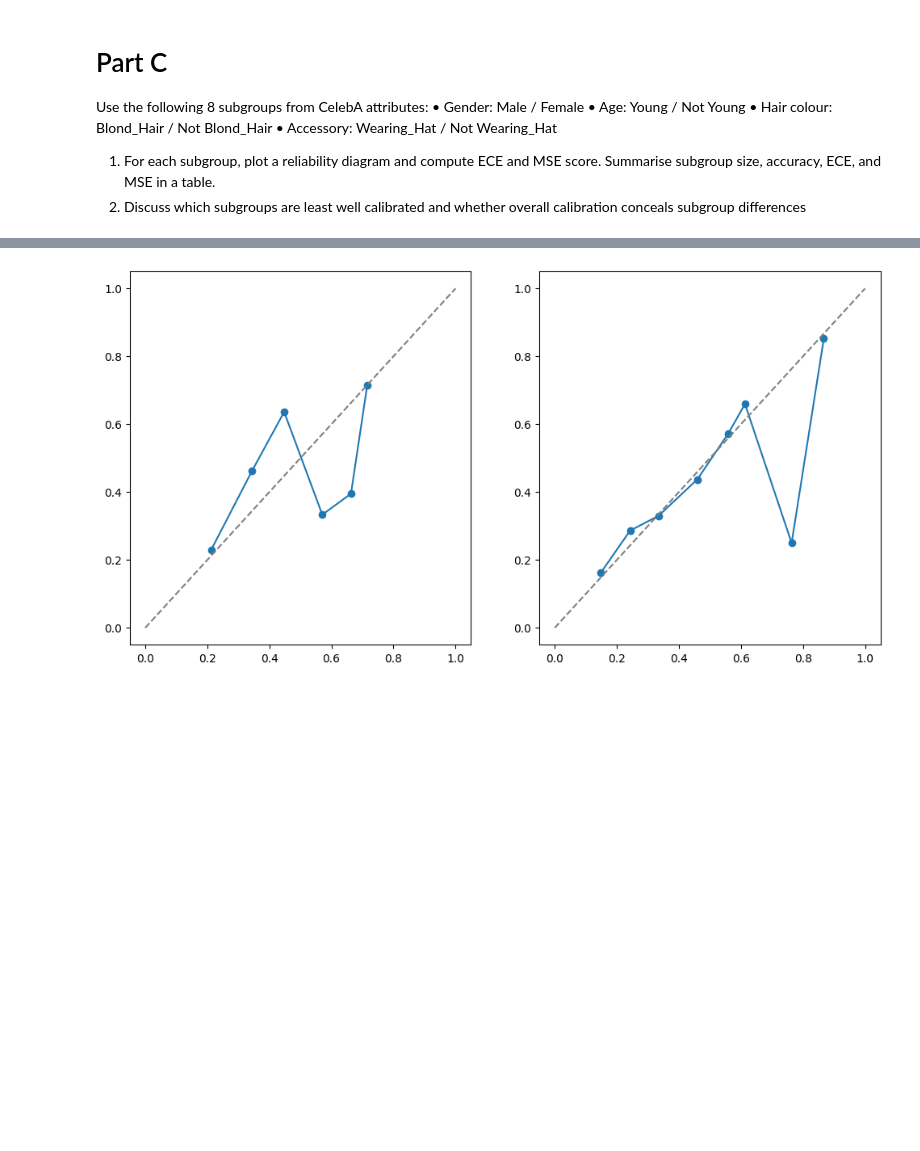
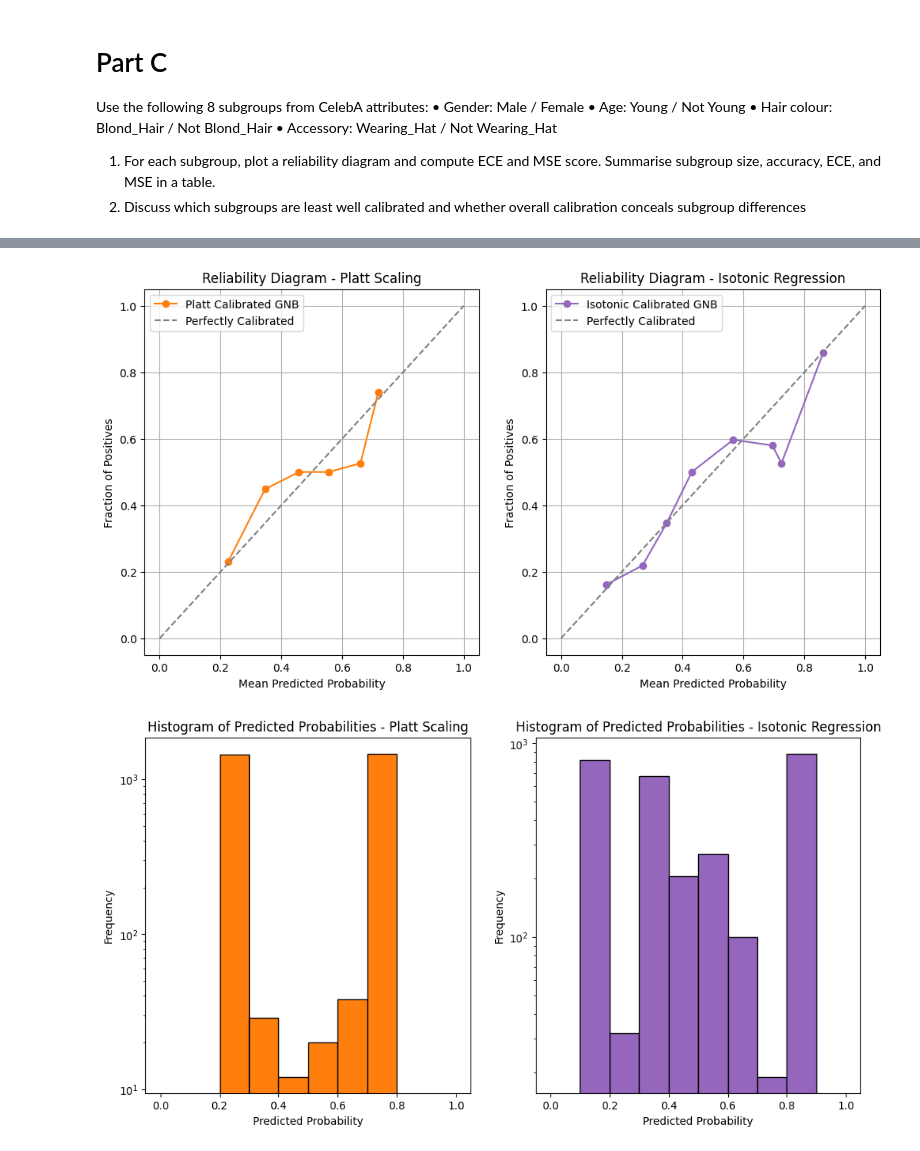
Before and after one commit to ArtyBr/cs342_cw, a Jupyter notebook: project.ipynb, the cells around one changed output, grey strips where cells are left out. Saved outputs shown, nothing was run; the diff lists cells and outputs as text; code cells hidden in the pictures; blank space fills up the shorter version.

```diff
--- a/project.ipynb
+++ b/project.ipynb
@@ -382,4 +388,16 @@ for name, indices in subgroups.items():
 
 summary_df = pd.DataFrame(summary_data)
 print(summary_df)
+
+# Plot histograms of predicted probabilities for each subgroup
+fig, axes = plt.subplots(4, 2, figsize=(12, 18))
+axes = axes.flatten()
+for i, (name, indices) in enumerate(subgroups.items()):
+    ax = axes[i]
+    ax.hist(custom_test_preds[indices], bins=10, range=(0, 1), edgecolor='black', log=True)
+    ax.set_title(f'Histogram of Predicted Probabilities - {name} Subgroup')
+    ax.set_xlabel('Predicted Probability')
+    ax.set_ylabel('Frequency')
+plt.tight_layout()
+plt.show()
 # %% [output]
@@ -606,17 +646,39 @@ Subgroup calibration summary (test set) sorted by Subgroup:
 # %%
 # Plot the graphs of the globally calibrated models from both platt and isotonic calibration
 fig, axes = plt.subplots(1, 2, figsize=(12, 6))
+colors = {'Isotonic': 'tab:purple', 'Platt': 'tab:orange'}
 # Platt Scaling
 prob_true_platt, prob_pred_platt = plot_reliability_diagram(y_test["Smiling"].values, calibrated_probs['GNB_Platt'], n_bins=10)
-axes[0].plot(prob_pred_platt, prob_true_platt, marker='o', label='Platt Calibrated GNB')
+axes[0].plot(prob_pred_platt, prob_true_platt, marker='o', label='Platt Calibrated GNB', color=colors['Platt'])
 axes[0].plot([0, 1], [0, 1], linestyle='--', color='gray', label='Perfectly Calibrated')
 # Isotonic Regression
 prob_true_iso, prob_pred_iso = plot_reliability_diagram(y_test["Smiling"].values, calibrated_probs['GNB_Isotonic'], n_bins=10)
-axes[1].plot(prob_pred_iso, prob_true_iso, marker='o', label='Isotonic Calibrated GNB')
+axes[1].plot(prob_pred_iso, prob_true_iso, marker='o', label='Isotonic Calibrated GNB', color=colors['Isotonic'])
 axes[1].plot([0, 1], [0, 1], linestyle='--', color='gray', label='Perfectly Calibrated')
+for ax, title in zip(axes, ['Platt Scaling', 'Isotonic Regression']):
+    ax.set_xlabel('Mean Predicted Probability')
+    ax.set_ylabel('Fraction of Positives')
+    ax.set_title(f'Reliability Diagram - {title}')
+    ax.legend()
+    ax.grid()
 plt.show()
+
+# Plot the histograms of predicted probabilities for both platt and isotonic calibrated models
+fig, axes = plt.subplots(1, 2, figsize=(12, 6))
+# Platt Scaling
+axes[0].hist(calibrated_probs['GNB_Platt'], bins=10, range=(0, 1), edgecolor='black', log=True, color=colors['Platt'])
+axes[0].set_title('Histogram of Predicted Probabilities - Platt Scaling')
+axes[0].set_xlabel('Predicted Probability')
+axes[0].set_ylabel('Frequency')
+# Isotonic Regression
+axes[1].hist(calibrated_probs['GNB_Isotonic'], bins=10, range=(0, 1), edgecolor='black', log=True, color=colors['Isotonic'])
+axes[1].set_title('Histogram of Predicted Probabilities - Isotonic Regression')
+axes[1].set_xlabel('Predicted Probability')
+axes[1].set_ylabel('Frequency')
+plt.show()
 # %% [output]
-[figure, old version]
+[figure, new version]
+[figure, added]
 # %%
 """
 To move toward multicalibration, implement an iterative correction procedure.
```
Also changed, not shown: parts of 12 cells of this notebook.
